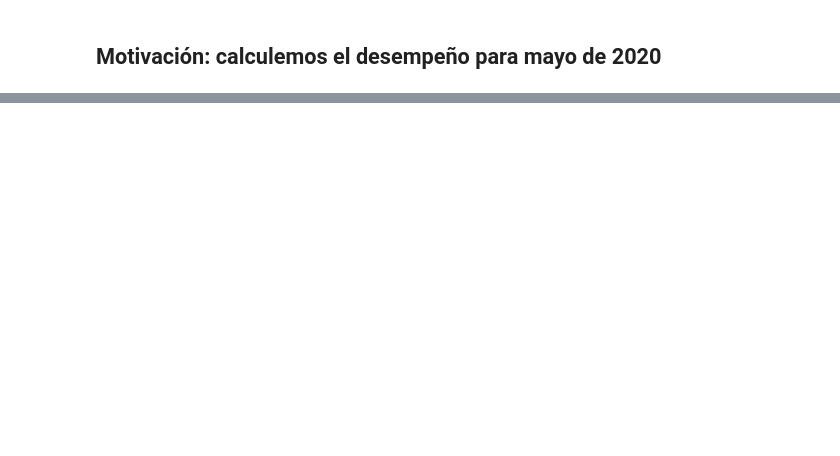
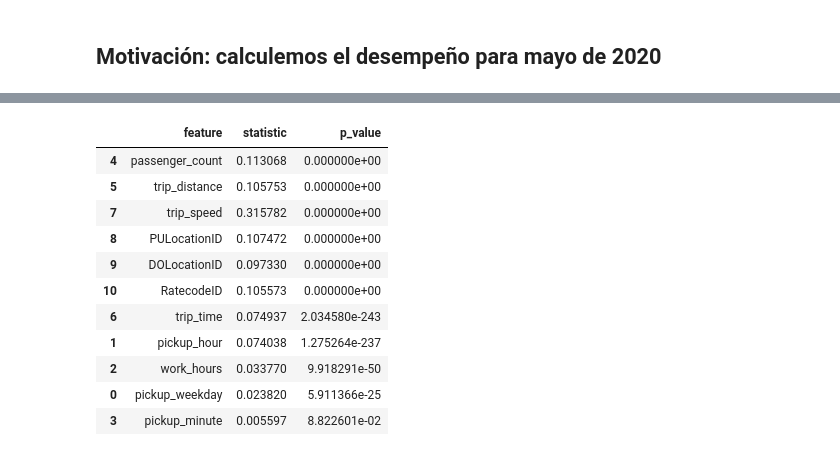
Before and after one commit to cindygarcia/Tarea1DesarrolloProyectosyProductosdeDatos, a Jupyter notebook: 00_nyc_taxi_model.ipynb, the cells around one changed output, grey strips where cells are left out. Saved outputs shown, nothing was run; the diff lists cells and outputs as text; code cells hidden in the pictures; blank space fills up the shorter version.

```diff
--- a/00_nyc_taxi_model.ipynb
+++ b/00_nyc_taxi_model.ipynb
@@ -243,0 +303,16 @@ F1: 0.5273632832948613
+# %%
+comparison_df = compare_distributions(taxi_mayo, taxi_octubre)
+comparison_df.sort_values(by='p_value', ascending=True).head(11)
+# %% [output]
+|  | feature | statistic | p_value |
+| 4 | passenger_count | 0.113068 | 0.000000e+00 |
+| 5 | trip_distance | 0.105753 | 0.000000e+00 |
+| 7 | trip_speed | 0.315782 | 0.000000e+00 |
+| 8 | PULocationID | 0.107472 | 0.000000e+00 |
+| 9 | DOLocationID | 0.097330 | 0.000000e+00 |
+| 10 | RatecodeID | 0.105573 | 0.000000e+00 |
+| 6 | trip_time | 0.074937 | 2.034580e-243 |
+| 1 | pickup_hour | 0.074038 | 1.275264e-237 |
+| 2 | work_hours | 0.033770 | 9.918291e-50 |
+| 0 | pickup_weekday | 0.023820 | 5.911366e-25 |
+| 3 | pickup_minute | 0.005597 | 8.822601e-02 |
```
Also changed, not shown: parts of 19 cells of this notebook.
